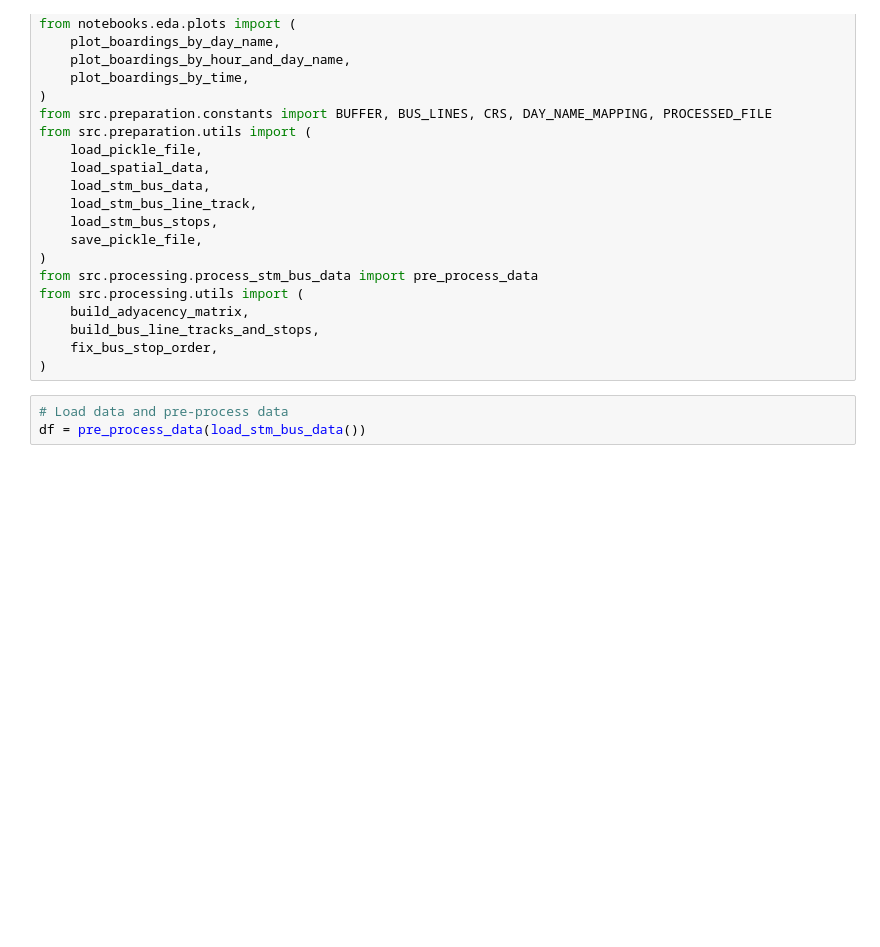
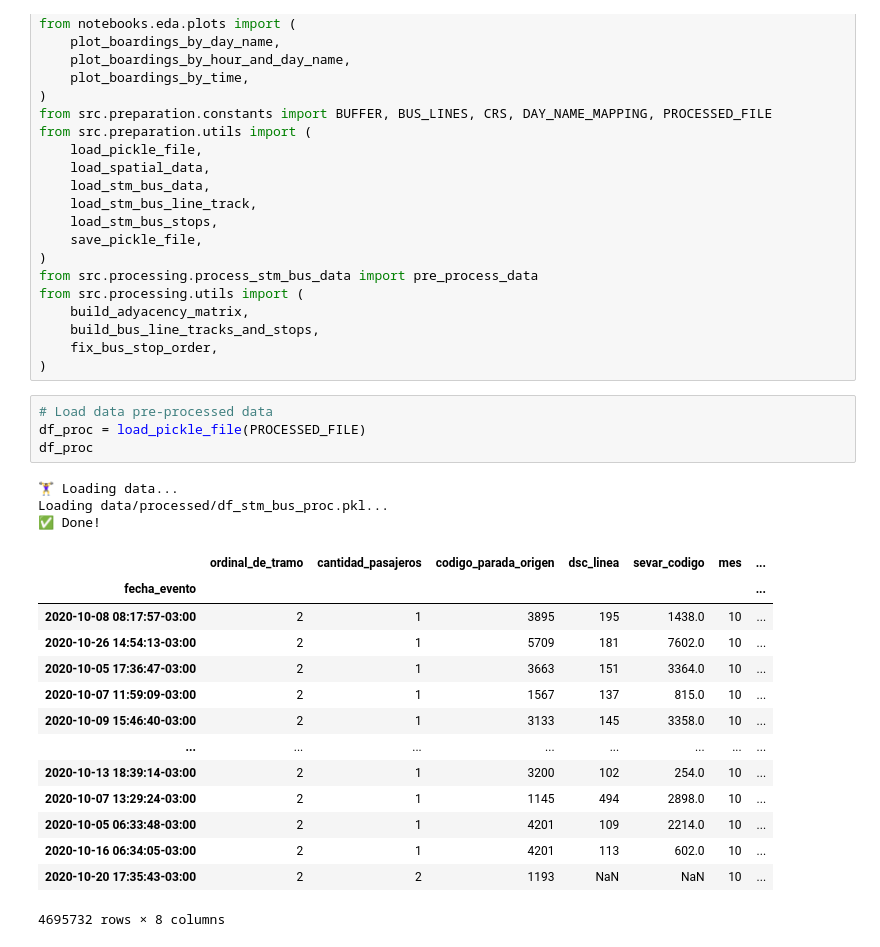
Before and after one commit to guzmanlopez/montevideo-bus-forecast, a Jupyter notebook: montevideo_bus_forecast.ipynb, the cells around one changed output. Drawn from its saved outputs; the diff is of its cells as text; blank space fills up the shorter version.

```diff
--- a/montevideo_bus_forecast.ipynb
+++ b/montevideo_bus_forecast.ipynb
@@ -145,6 +185,25 @@ from src.processing.utils import (
     fix_bus_stop_order,
 )
 # %%
-# Load data and pre-process data
-df = pre_process_data(load_stm_bus_data())
+# Load data pre-processed data
+df_proc = load_pickle_file(PROCESSED_FILE)
+df_proc
+# %% [output]
+🏋️‍♀️ Loading data...
+Loading data/processed/df_stm_bus_proc.pkl...
+✅ Done!
+|  | ordinal_de_tramo | cantidad_pasajeros | codigo_parada_origen | dsc_linea | sevar_codigo | mes | ... |
+| fecha_evento |  |  |  |  |  |  | ... |
+| 2020-10-08 08:17:57-03:00 | 2 | 1 | 3895 | 195 | 1438.0 | 10 | ... |
+| 2020-10-26 14:54:13-03:00 | 2 | 1 | 5709 | 181 | 7602.0 | 10 | ... |
+| 2020-10-05 17:36:47-03:00 | 2 | 1 | 3663 | 151 | 3364.0 | 10 | ... |
+| 2020-10-07 11:59:09-03:00 | 2 | 1 | 1567 | 137 | 815.0 | 10 | ... |
+| 2020-10-09 15:46:40-03:00 | 2 | 1 | 3133 | 145 | 3358.0 | 10 | ... |
+| ... | ... | ... | ... | ... | ... | ... | ... |
+| 2020-10-13 18:39:14-03:00 | 2 | 1 | 3200 | 102 | 254.0 | 10 | ... |
+| 2020-10-07 13:29:24-03:00 | 2 | 1 | 1145 | 494 | 2898.0 | 10 | ... |
+| 2020-10-05 06:33:48-03:00 | 2 | 1 | 4201 | 109 | 2214.0 | 10 | ... |
+| 2020-10-16 06:34:05-03:00 | 2 | 1 | 4201 | 113 | 602.0 | 10 | ... |
+| 2020-10-20 17:35:43-03:00 | 2 | 2 | 1193 | NaN | NaN | 10 | ... |
+4695732 rows × 8 columns
 # %%
```
Also changed, not shown: parts of 18 cells of this notebook.
